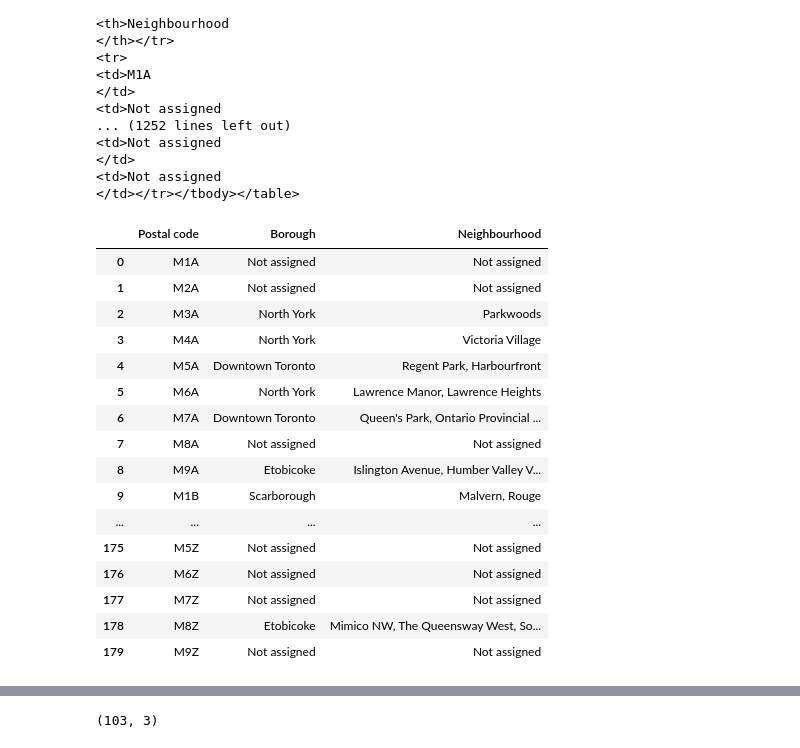
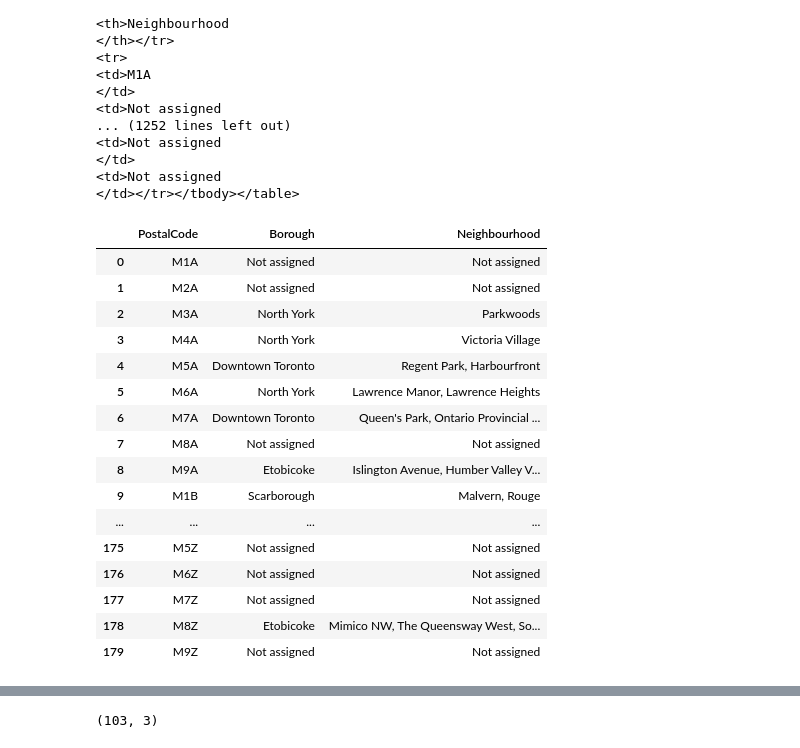
Before and after one commit to k80spalding/Coursera_Capstone, a Jupyter notebook: Segmenting and Clustering Toronto Neighborhoods.ipynb, the cells around one changed output, grey strips where cells are left out. Saved outputs shown, nothing was run; the diff lists cells and outputs as text; code cells hidden in the pictures.

```diff
--- a/Segmenting and Clustering Toronto Neighborhoods.ipynb
+++ b/Segmenting and Clustering Toronto Neighborhoods.ipynb
@@ -137,12 +137,12 @@ for row in right_table.findAll('tr'):
         B.append(cells[1].find(text=True))
         C.append(cells[2].find(text=True))
 # %%
-df=pd.DataFrame(A,columns=['Postal code'])
+df=pd.DataFrame(A,columns=['PostalCode'])
 df['Borough']=B
 df['Neighbourhood']=C
 df
 # %% [output]
-|  | Postal code | Borough | Neighbourhood |
+|  | PostalCode | Borough | Neighbourhood |
 | 0 | M1A | Not assigned | Not assigned |
 | 1 | M2A | Not assigned | Not assigned |
 | 2 | M3A | North York | Parkwoods |
```
Also changed, not shown: parts of 3 cells of this notebook.
